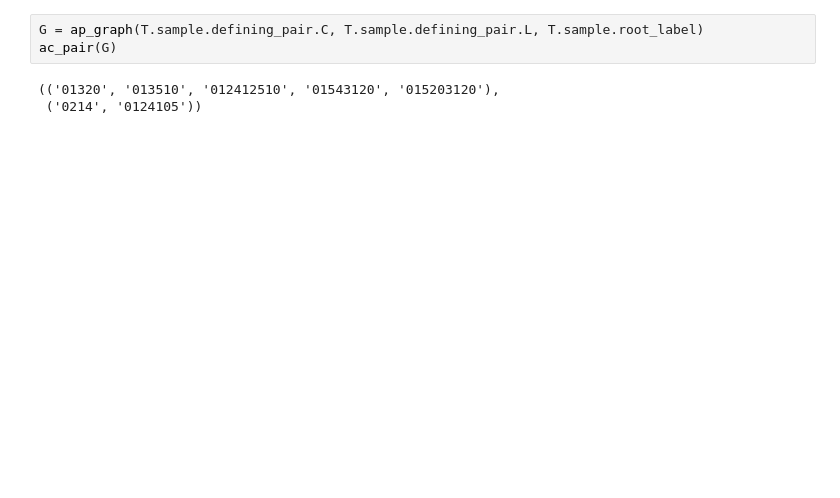
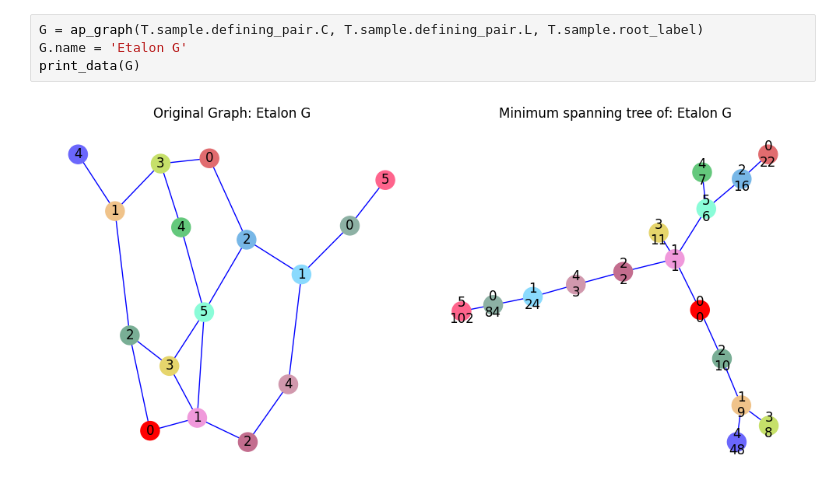
Before and after one commit to NickIT87/IAMM_proceedings, a Jupyter notebook: Linguistic_representation_of_deterministic_graphs/index.ipynb, the cells around one changed output. Drawn from its saved outputs; the diff is of its cells as text; blank space fills up the shorter version.

```diff
--- a/Linguistic_representation_of_deterministic_graphs/index.ipynb
+++ b/Linguistic_representation_of_deterministic_graphs/index.ipynb
@@ -15,6 +71,6 @@ import networkx as nx
 # %%
 G = ap_graph(T.sample.defining_pair.C, T.sample.defining_pair.L, T.sample.root_label)
-ac_pair(G)
+G.name = 'Etalon G'
+print_data(G)
 # %% [output]
-(('01320', '013510', '012412510', '01543120', '015203120'),
- ('0214', '0124105'))
+[figure, added]
```
Also changed, not shown: parts of 15 cells of this notebook, 6 other files.
